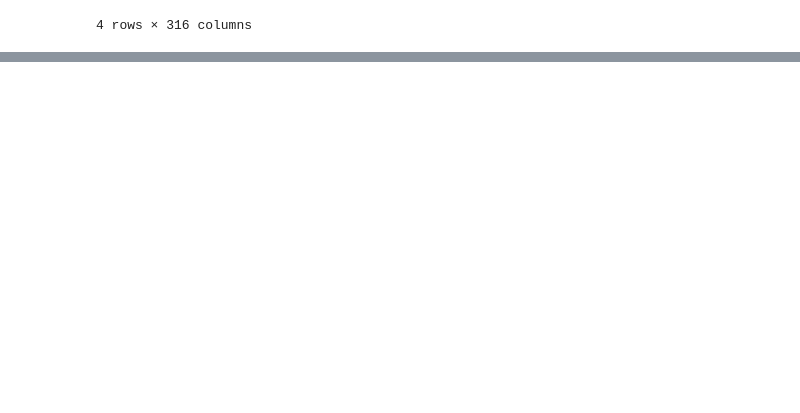
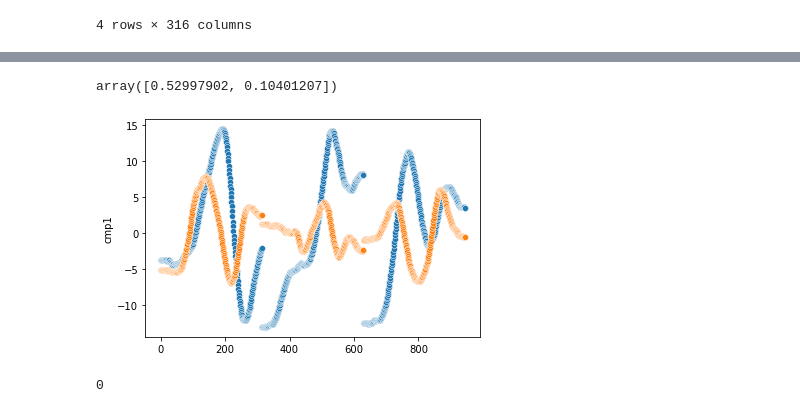
Before and after one commit to sencer4898/fall21-sencer4898, a Jupyter notebook: files/HW2.ipynb, the cells around one changed output, grey strips where cells are left out. Cells and saved outputs as stored; diff of their text form; code cells hidden in the pictures; blank space fills up the shorter version.

```diff
--- a/files/HW2.ipynb
+++ b/files/HW2.ipynb
@@ -329,0 +330,24 @@ ax.scatter(class1_concat["x"], class1_concat["y"], class1_concat["z"]);
+# %%
+# X Train
+gesture_x_train_b = pd.read_csv("HW2-data/uWaveGestureLibrary_X_TRAIN", header=None, sep=" ",
+                             prefix="xt", skipinitialspace=True)
+gesture_x_train_b.rename(columns={"xt0":"class"}, inplace=True)
+gesture_x_train_b["class"] = gesture_x_train_b["class"].astype("int").astype("category")
+
+# Y Train
+gesture_y_train_b = pd.read_csv("HW2-data/uWaveGestureLibrary_Y_TRAIN", header=None, sep=" ",
+                             prefix="yt", skipinitialspace=True)
+gesture_y_train_b.rename(columns={"yt0":"class"}, inplace=True)
+gesture_y_train_b["class"] = gesture_y_train_b["class"].astype("int").astype("category")
+gesture_y_train_b.drop(["class"], axis=1, inplace=True)
+
+# Z Train
+gesture_z_train_b = pd.read_csv("HW2-data/uWaveGestureLibrary_Z_TRAIN", header=None, sep=" ",
+                             prefix="zt", skipinitialspace=True)
+gesture_z_train_b.rename(columns={"zt0":"class"}, inplace=True)
+gesture_z_train_b["class"] = gesture_z_train_b["class"].astype("int").astype("category")
+gesture_z_train_b.drop(["class"], axis=1, inplace=True)
+# %%
+# concatenate the variables
+concat_gesture_b = pd.concat([gesture_x_train_b, gesture_y_train_b, gesture_z_train_b], join="inner", axis=1)
+concat_gesture_b.head()
@@ -329,0 +362,15 @@ ax.scatter(class1_concat["x"], class1_concat["y"], class1_concat["z"]);
+# %%
+concat_class1 = concat_gesture_b[concat_gesture_b["class"]==1].drop(["class"], axis=1)
+concat_class2 = concat_gesture_b[concat_gesture_b["class"]==2].drop(["class"], axis=1)
+concat_class3 = concat_gesture_b[concat_gesture_b["class"]==3].drop(["class"], axis=1)
+concat_class4 = concat_gesture_b[concat_gesture_b["class"]==4].drop(["class"], axis=1)
+concat_class5 = concat_gesture_b[concat_gesture_b["class"]==5].drop(["class"], axis=1)
+concat_class6 = concat_gesture_b[concat_gesture_b["class"]==6].drop(["class"], axis=1)
+concat_class7 = concat_gesture_b[concat_gesture_b["class"]==7].drop(["class"], axis=1)
+concat_class8 = concat_gesture_b[concat_gesture_b["class"]==8].drop(["class"], axis=1)
+# %%
+rows = concat_class1.columns
+concat_class1 = concat_class1.T
+pca_class1 = PCA(2)
+reduced_class1 = pd.DataFrame(pca_class1.fit_transform(concat_class1), index=rows, columns=["cmp1","cmp2"])
+reduced_class1.head()
@@ -329,0 +384,17 @@ ax.scatter(class1_concat["x"], class1_concat["y"], class1_concat["z"]);
+# %%
+pca_class1.explained_variance_ratio_
+# %% [output]
+array([0.52997902, 0.10401207])
+# %%
+sns.scatterplot(x=range(0, len(reduced_class1["cmp1"])), y= reduced_class1["cmp1"])
+sns.scatterplot(x=range(0, len(reduced_class1["cmp2"])), y= reduced_class1["cmp2"]);
+# %% [output]
+[figure, added]
+# %%
+# This line is used to create html version of the notebook.
+
+import os
+
+os.system('jupyter nbconvert --to html HW2.ipynb')
+# %% [output]
+0
```
Also changed, not shown: parts of 26 cells of this notebook, 1 other file.
